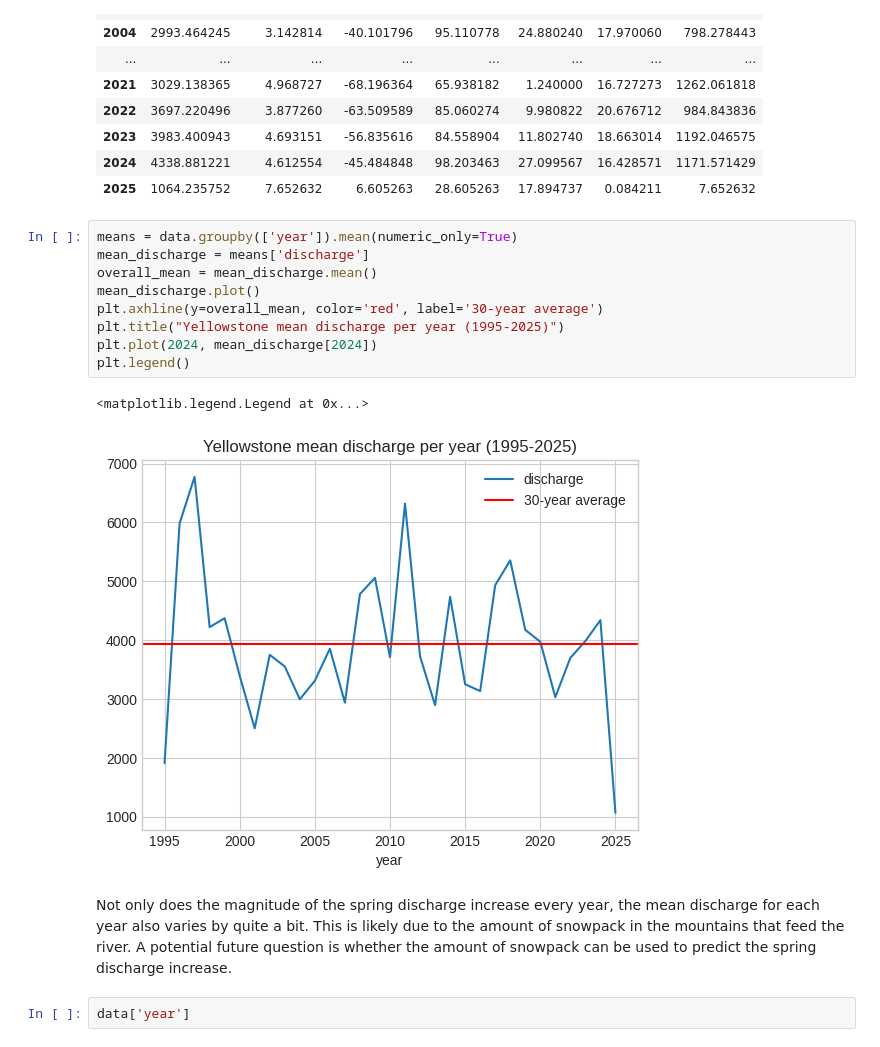
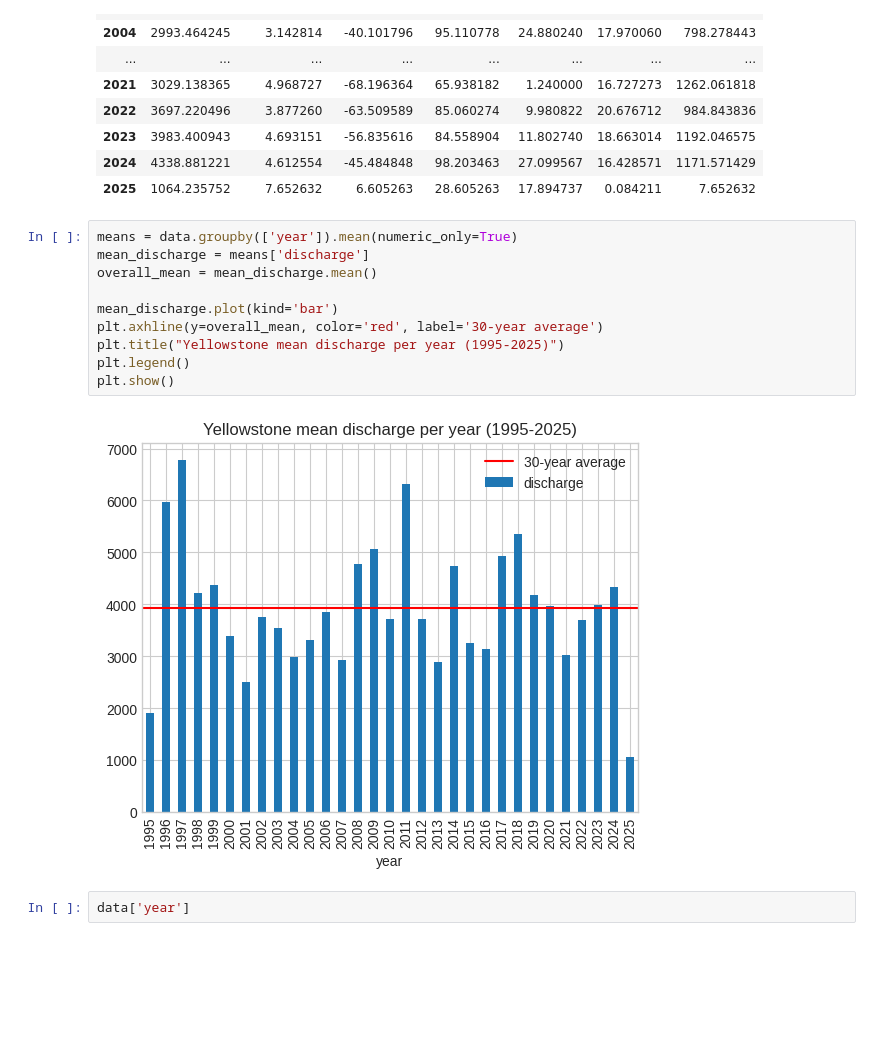
Before and after one commit to drpafowler/SpringRiver, a Jupyter notebook: project_yellowstone.ipynb, the cells around one changed output. Cells and saved outputs as stored; diff of their text form; blank space fills up the shorter version.

```diff
--- a/project_yellowstone.ipynb
+++ b/project_yellowstone.ipynb
@@ -278,17 +328,15 @@ data.groupby(['year']).mean(numeric_only=True)
 # %%
 means = data.groupby(['year']).mean(numeric_only=True)
 mean_discharge = means['discharge']
 overall_mean = mean_discharge.mean()
-mean_discharge.plot()
+
+mean_discharge.plot(kind='bar')
 plt.axhline(y=overall_mean, color='red', label='30-year average')
 plt.title("Yellowstone mean discharge per year (1995-2025)")
-plt.plot(2024, mean_discharge[2024])
 plt.legend()
+plt.show()
 # %% [output]
-<matplotlib.legend.Legend at 0x...>
-[figure, old version]
+[figure, new version]
-# %% [markdown]
-Not only does the magnitude of the spring discharge increase every year, the mean discharge for each year also varies by quite a bit.  This is likely due to the amount of snowpack in the mountains that feed the river.  A potential future question is whether the amount of snowpack can be used to predict the spring discharge increase.
 # %%
 data['year']
 # %% [output]
```
Also changed, not shown: parts of 12 cells of this notebook.
